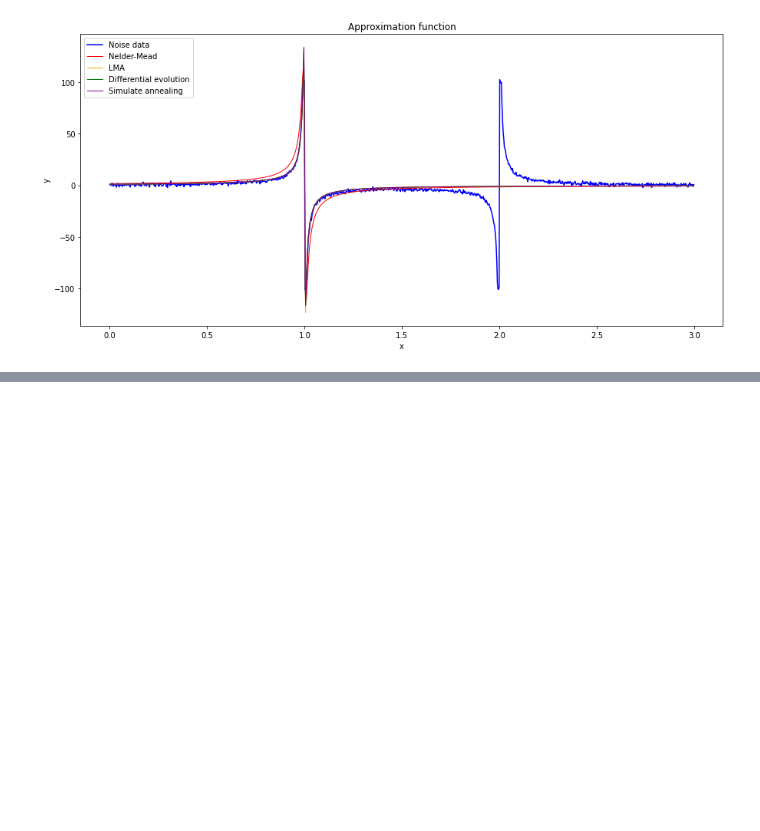
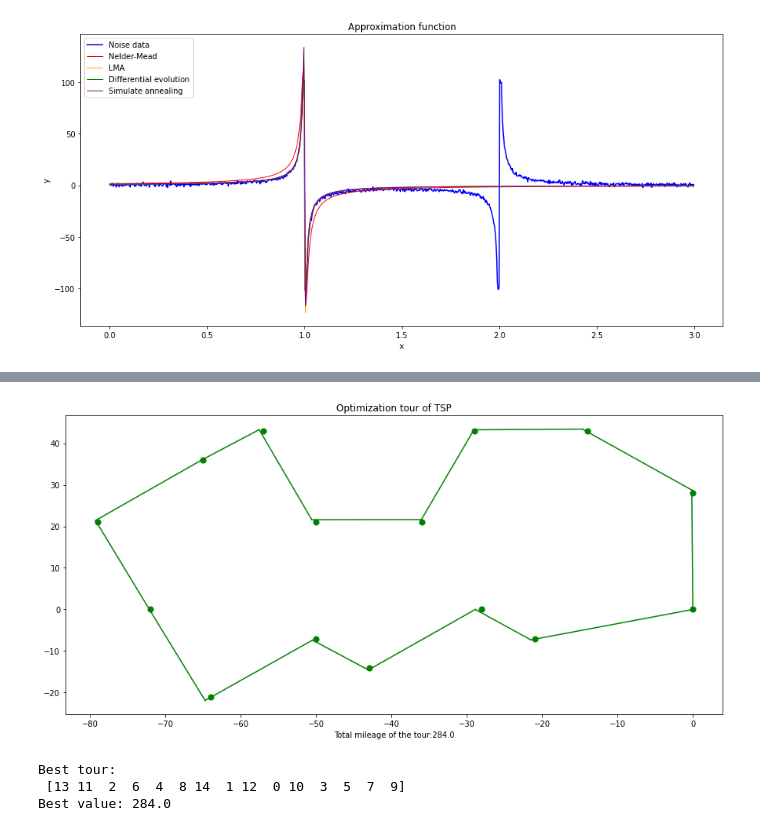
Before and after one commit to elizaveta-alx/algorithms, a Jupyter notebook: Lab4.ipynb, the cells around one changed output, grey strips where cells are left out. Saved outputs shown, nothing was run; the diff lists cells and outputs as text; code cells hidden in the pictures; blank space fills up the shorter version.

```diff
--- a/Lab4.ipynb
+++ b/Lab4.ipynb
@@ -131,0 +183,3 @@ plt.show() # show plot
+# %%
+data = np.array(data, dtype=float)
+print(data)
@@ -131,0 +295,55 @@ plt.show() # show plot
+# %%
+iter = 0                        #
+while tNow >= tFinal:           #
+    # (nMarkov)
+
+    for k in range(nMarkov):    # Markov
+        #
+        tourNew = mutateSwap(tourNow, nCities)      #
+        # tourNew,deltaE = mutateSwapE(tourNow,nCities,distMat)   #    deltaE
+        valueNew = calTourMileage(tourNew, nCities, dist_matrix) #
+        deltaE = valueNew - valueNow
+
+        #  Metropolis
+        if deltaE < 0:                          #
+            accept = True
+            if valueNew < valueBest:            #
+                tourBest[:] = tourNew[:]
+                valueBest = valueNew
+        else:                                   #
+            pAccept = math.exp(-deltaE/tNow)    #
+            if pAccept > random.random():
+                accept = True
+            else:
+                accept = False
+
+        #
+        if accept == True:                      #
+            tourNow[:] = tourNew[:]
+            valueNow = valueNew
+
+    #  0,n-1
+    tourNow = np.roll(tourNow,2)                #
+
+    #
+    recordBest.append(valueBest)                #
+    recordNow.append(valueNow)                  #
+    print('i:{}, t(i):{:.2f}, valueNow:{:.1f}, valueBest:{:.1f}'.format(iter,tNow,valueNow,valueBest))
+
+    #
+    iter = iter + 1
+    tNow = tNow * alfa                              # T(k)=alfa*T(k-1)
+
+#
+
+#
+plt.figure(figsize=(15, 7))      #  1
+plot_tour(tourBest, valueBest, data)
+
+print("Best tour: \n", tourBest)
+print("Best value: {:.1f}".format(valueBest))
+# %% [output]
+[figure, added]
+Best tour:
+ [13 11  2  6  4  8 14  1 12  0 10  3  5  7  9]
+Best value: 284.0
```
Also changed, not shown: parts of 11 cells of this notebook.
